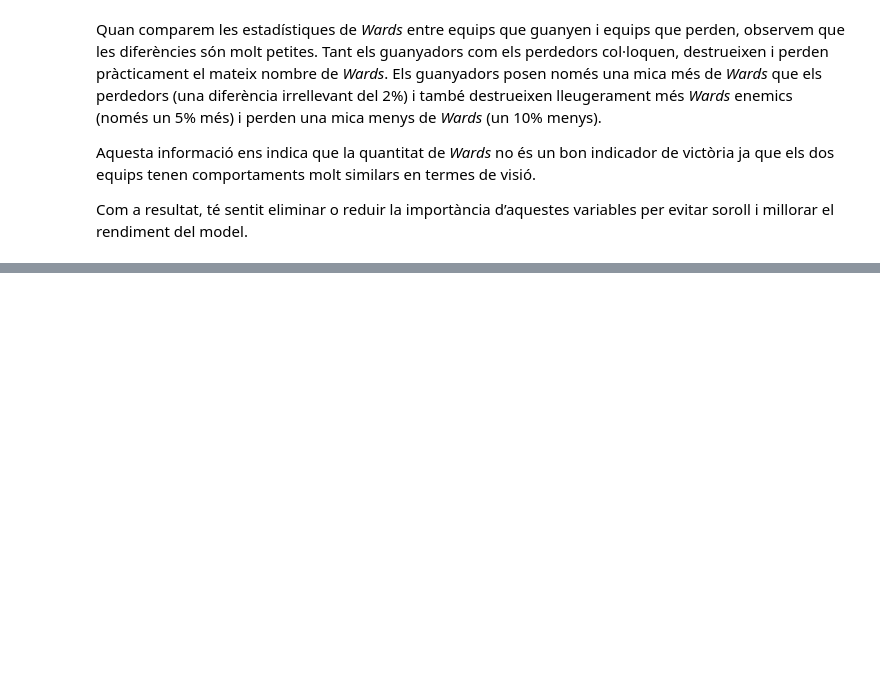
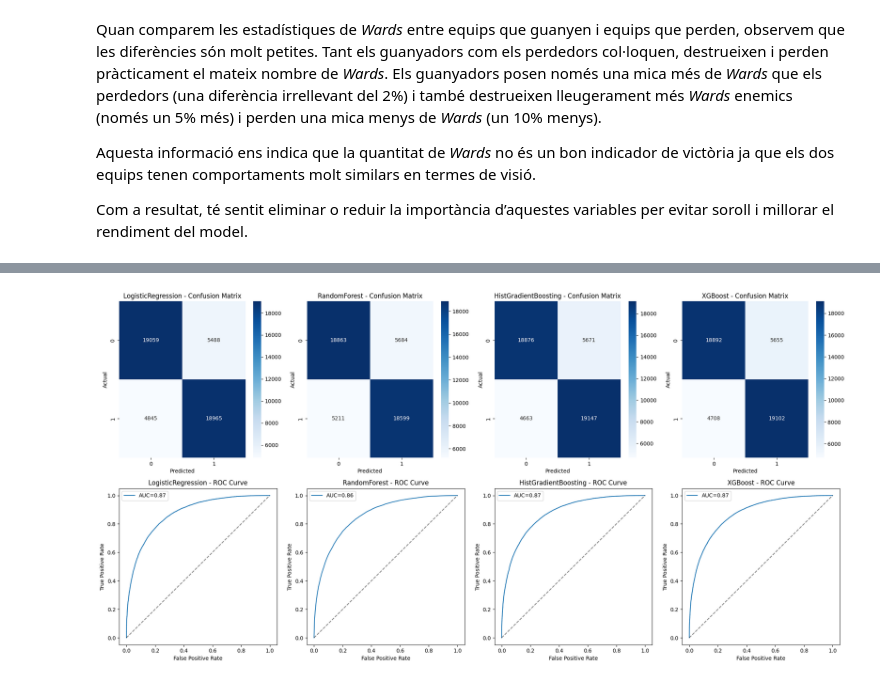
Before and after one commit to NIU1634990/kaggle_lol, a Jupyter notebook: kaggle.ipynb, the cells around one changed output, grey strips where cells are left out. Saved outputs shown, nothing was run; the diff lists cells and outputs as text; code cells hidden in the pictures; blank space fills up the shorter version.

Commit message:
Refactorització de codi amb les implementacions finals
Models, execucio i resultat

```diff
--- a/kaggle.ipynb
+++ b/kaggle.ipynb
@@ -301,7 +302,8 @@ Amb aquests resultats, podem determinar el següent:
 Analitzem la correlació entre les variables numèriques i la variable objectiu per tal de determinar quines dades són les que ens ajudaran a predir quin equip guanyarà.
 # %%
 # Correlació de variables amb la variable objectiu
-correlation_with_target = df.corr()["hasWon"].sort_values(ascending=False)
+df2 = df.copy()
+correlation_with_target = df2.corr()["hasWon"].sort_values(ascending=False)
 
 html = f"""
 <div style="max-height:300px; overflow-y:auto; overflow-x:auto;
@@ -1156,0 +929,18 @@ Analisis
+# %%
+# Separació train/test per partida (no per frame!)
+unique_games = df['gameId'].unique()
+train_games, test_games = train_test_split(unique_games, test_size=0.2, random_state=42)
+
+train_df = df[df['gameId'].isin(train_games)].copy()
+test_df = df[df['gameId'].isin(test_games)].copy()
+
+# Selecció de variables útils només amb el train
+correlation_with_target = train_df.corr()['hasWon'].sort_values(ascending=False)
+correlation_threshold = 0.19
+useful_columns = [col for col in correlation_with_target.index if abs(correlation_with_target[col]) > correlation_threshold and col != 'hasWon'] # Les mateixes que abans
+
+# Train/test splits
+Xu_train = train_df[useful_columns]
+Xu_test = test_df[useful_columns]
+y_train = train_df['hasWon']
+y_test = test_df['hasWon']
@@ -1156,0 +1029,23 @@ Analisis
+# %%
+fig, axes = plt.subplots(2, len(pipelines), figsize=(5*len(pipelines), 10))
+for i, (name, res) in enumerate(results.items()):
+    # Matriu de confusió
+    cm = confusion_matrix(y_test, res['y_pred'])
+    sns.heatmap(cm, annot=True, fmt='d', ax=axes[0, i], cmap='Blues')
+    axes[0, i].set_title(f'{name} - Confusion Matrix')
+    axes[0, i].set_xlabel('Predicted')
+    axes[0, i].set_ylabel('Actual')
+
+    # Corba ROC
+    fpr, tpr, _ = roc_curve(y_test, res['y_proba'])
+    axes[1, i].plot(fpr, tpr, label=f'AUC={res["roc_auc"]:.2f}')
+    axes[1, i].plot([0, 1], [0, 1], 'k--', alpha=0.5)
+    axes[1, i].set_title(f'{name} - ROC Curve')
+    axes[1, i].set_xlabel('False Positive Rate')
+    axes[1, i].set_ylabel('True Positive Rate')
+    axes[1, i].legend()
+
+plt.tight_layout()
+plt.show()
+# %% [output]
+[figure, added]
```
Also changed, not shown: parts of 18 cells of this notebook.
